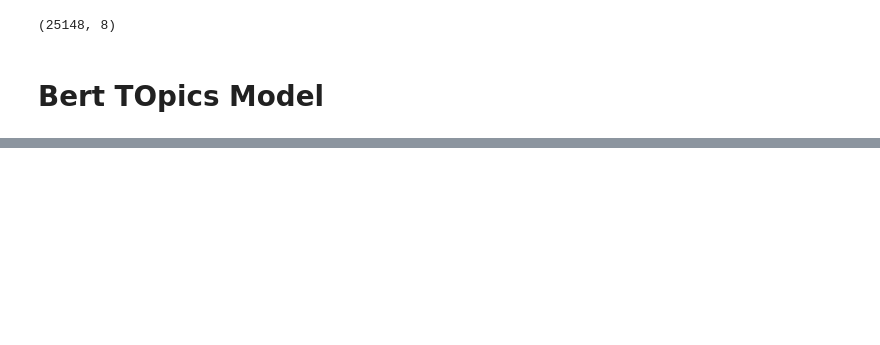
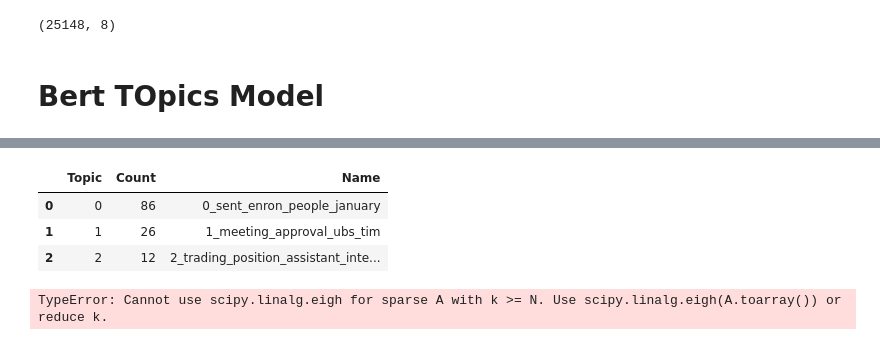
Before and after one commit to Enron-Discussion-NLP/Capstone, a Jupyter notebook: 00_Paige/topic_explore.ipynb, the cells around one changed output, grey strips where cells are left out. Drawn from its saved outputs; the diff is of its cells as text; code cells hidden in the pictures; blank space fills up the shorter version.

Commit message:
Bert modeling for 2000

```diff
--- a/00_Paige/topic_explore.ipynb
+++ b/00_Paige/topic_explore.ipynb
@@ -102,4 +103,4 @@ poi_ls = ['kenneth.lay@enron.com',
 # %%
 # create poi column for true or false vlaue
-df['poi'] = np.where(df.sender.isin(poi_ls), True, False)
-df.head()
+#df['poi'] = np.where(df.sender.isin(poi_ls), True, False)
+#df.head()
@@ -310,7 +238,7 @@ df2.head()
 # %%
 df2 = df2.drop(columns=['is_internal', 'year', 'month', 'qtr', 'day','time', 'polarity', 'subjectivity', 'date', 'poi'])
 # %%
-df2  = df2.drop(columns= ['poi'])
+#df2  = df2.drop(columns= ['poi'])
 # %%
 df2.head()
 # %% [output]
@@ -413,3 +339,13 @@ ModuleNotFoundError: No module named 'bertopic'
 # %%
-emails = list(df2.lemmatize)
-model = BERTopic(language = 'english')
+emails = list(df_2000_poi_emails.lemmatize)
+#model = BERTopic(language = 'english')
+# %%
+topic_model = BERTopic(language = 'english')
+topics , probs = topic_model.fit_transform(emails)
+# %%
+topic_model.get_topic_info()
+# %% [output]
+|  | Topic | Count | Name |
+| 0 | 0 | 86 | 0_sent_enron_people_january |
+| 1 | 1 | 26 | 1_meeting_approval_ubs_tim |
+| 2 | 2 | 12 | 2_trading_position_assistant_inte... |
@@ -415,0 +354,4 @@ model = BERTopic(language = 'english')
+# %%
+topic_model.visualize_topics()
+# %% [output]
+TypeError: Cannot use scipy.linalg.eigh for sparse A with k >= N. Use scipy.linalg.eigh(A.toarray()) or reduce k.
```
Also changed, not shown: parts of 13 cells of this notebook.
